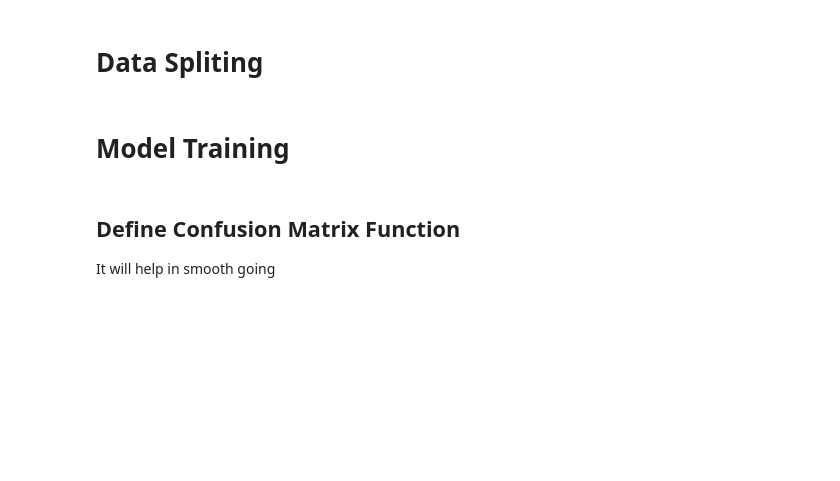
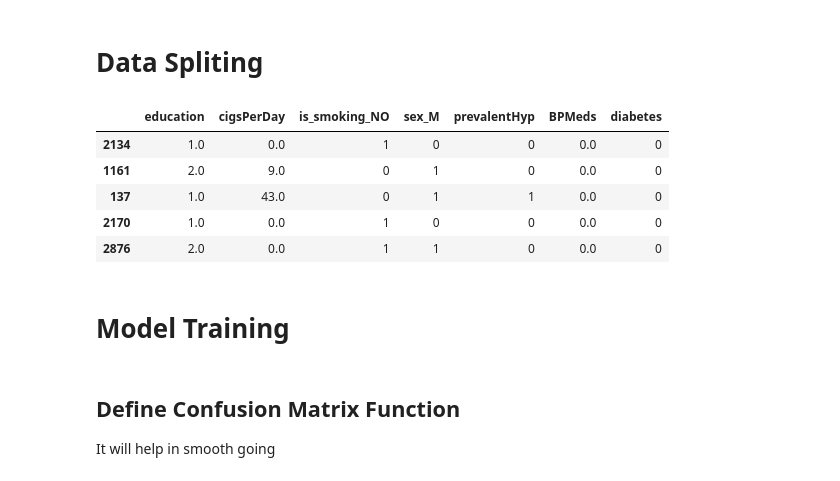
Before and after one commit to SajalSinha/CardioVascular-Risk-Prediction, a Jupyter notebook: CardiovascularRiskPrediction.ipynb, the cells around one changed output. Drawn from its saved outputs; the diff is of its cells as text; code cells hidden in the pictures; blank space fills up the shorter version.

```diff
--- a/CardiovascularRiskPrediction.ipynb
+++ b/CardiovascularRiskPrediction.ipynb
@@ -596,9 +647,22 @@ vif
 # %% [markdown]
 # Data Spliting
+# %%
+# Num Features to be used are : education, cigsPerDay, is_smoking_NO, sex_M, prevalentHyp, BPMeds and Diabetes
+X = df[['education','cigsPerDay','is_smoking_NO','sex_M','prevalentHyp','BPMeds','diabetes']]
+y = df['TenYearCHD']
 # %%
 #Splitting of dataset
 from sklearn.model_selection import train_test_split
 X_train,X_test,y_train,y_test=train_test_split(X,y,test_size=0.2,random_state=0)
+# %%
+X_train.head()
+# %% [output]
+|  | education | cigsPerDay | is_smoking_NO | sex_M | prevalentHyp | BPMeds | diabetes |
+| 2134 | 1.0 | 0.0 | 1 | 0 | 0 | 0.0 | 0 |
+| 1161 | 2.0 | 9.0 | 0 | 1 | 0 | 0.0 | 0 |
+| 137 | 1.0 | 43.0 | 0 | 1 | 1 | 0.0 | 0 |
+| 2170 | 1.0 | 0.0 | 1 | 0 | 0 | 0.0 | 0 |
+| 2876 | 2.0 | 0.0 | 1 | 1 | 0 | 0.0 | 0 |
 # %%
 # Stores the accuracies obtained by employing various ML models
 accuracies = {}
```
Also changed, not shown: parts of 20 cells of this notebook.
